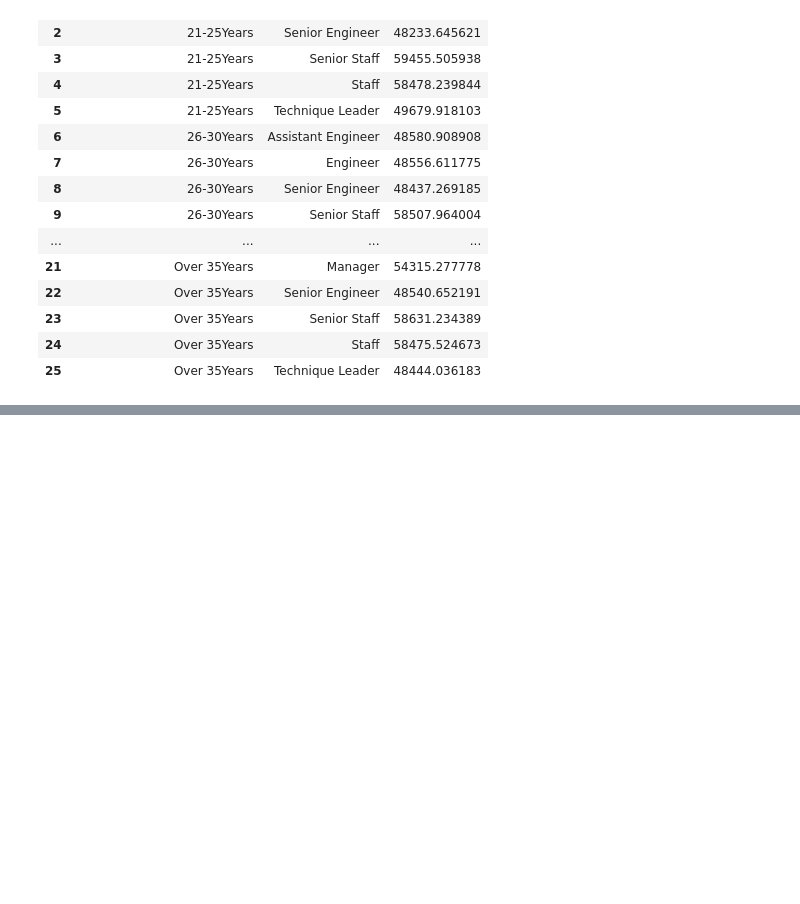
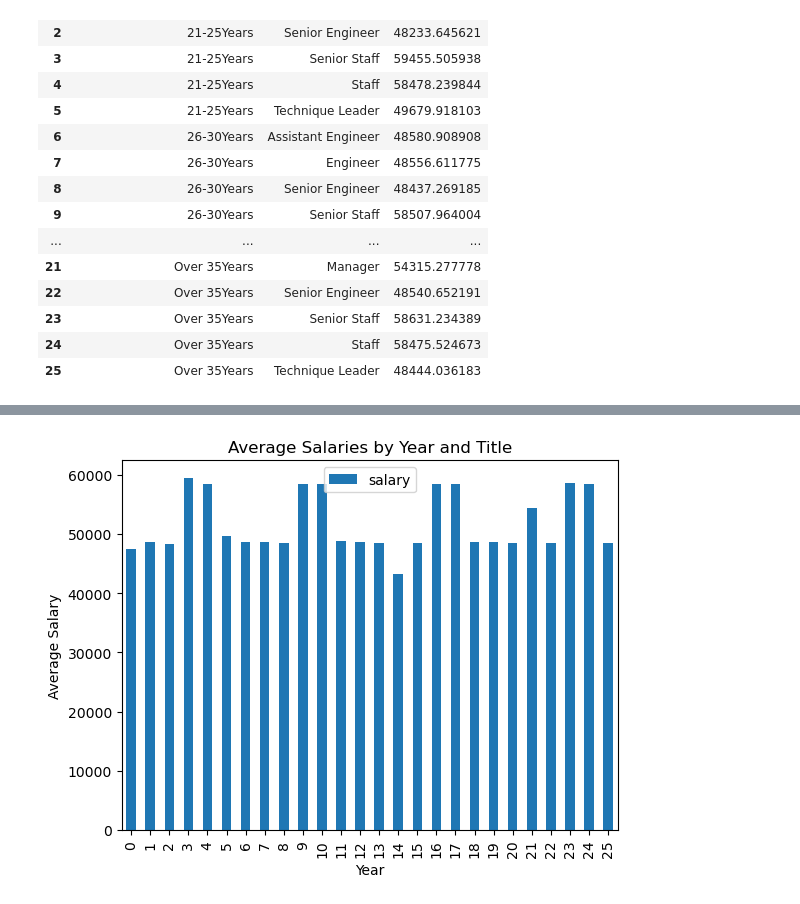
Before and after one commit to nathanunghwan/EmployeeSQL_data_modeling_engineering_analysis, a Jupyter notebook: Employements_Analysis.ipynb, the cells around one changed output, grey strips where cells are left out. Drawn from its saved outputs; the diff is of its cells as text; code cells hidden in the pictures; blank space fills up the shorter version.

```diff
--- a/Employements_Analysis.ipynb
+++ b/Employements_Analysis.ipynb
@@ -154,0 +163,15 @@ plt.show()
+# %%
+avg_salaries['salary'] = avg_salaries['salary'].astype(float)
+
+# create the bar chart
+avg_salaries.plot(kind='bar')
+
+# set the title and axis labels
+plt.title('Average Salaries by Year and Title')
+plt.xlabel('Year')
+plt.ylabel('Average Salary')
+
+# show the chart
+plt.show()
+# %% [output]
+[figure, added]
```
Also changed, not shown: parts of 2 cells of this notebook.
